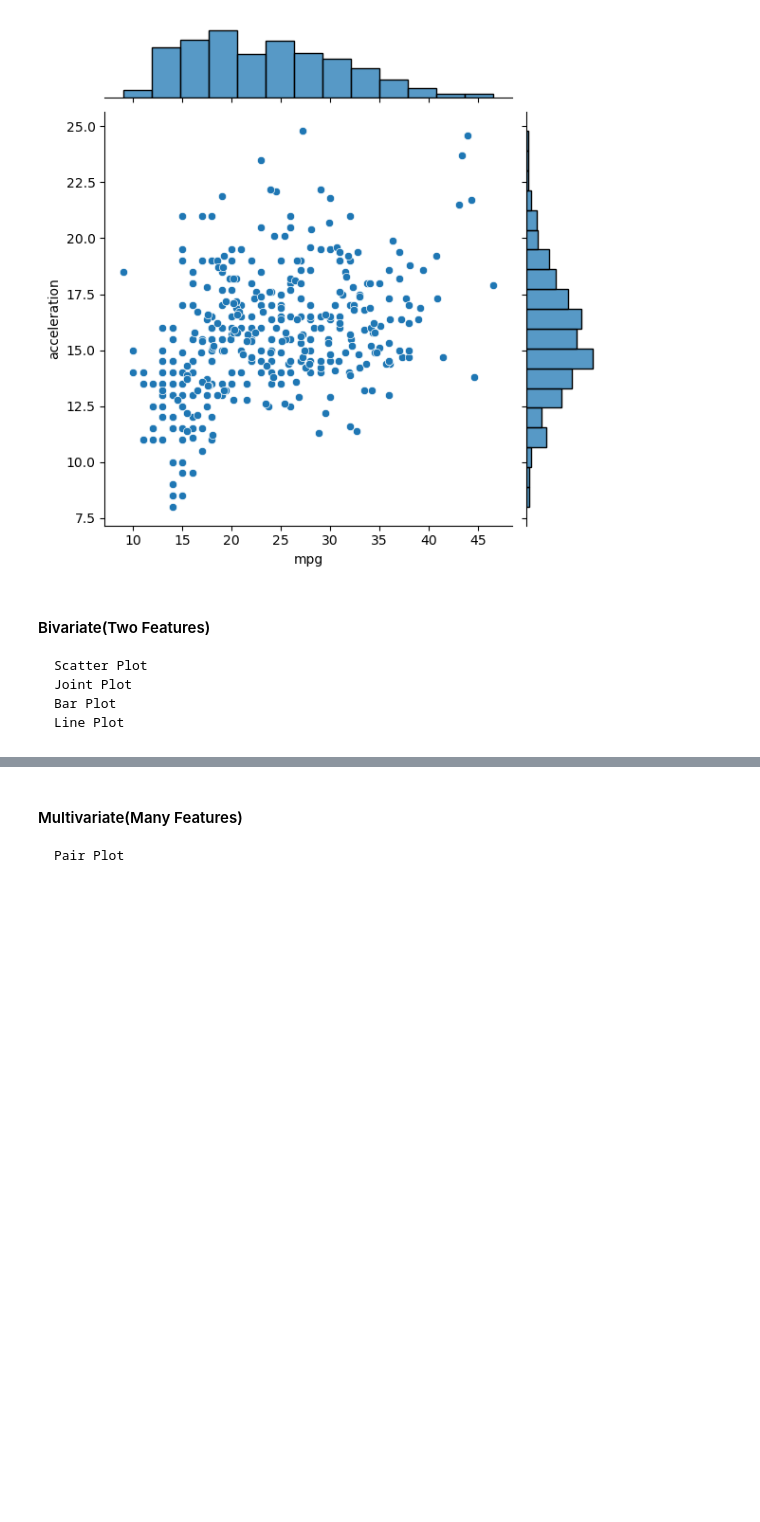
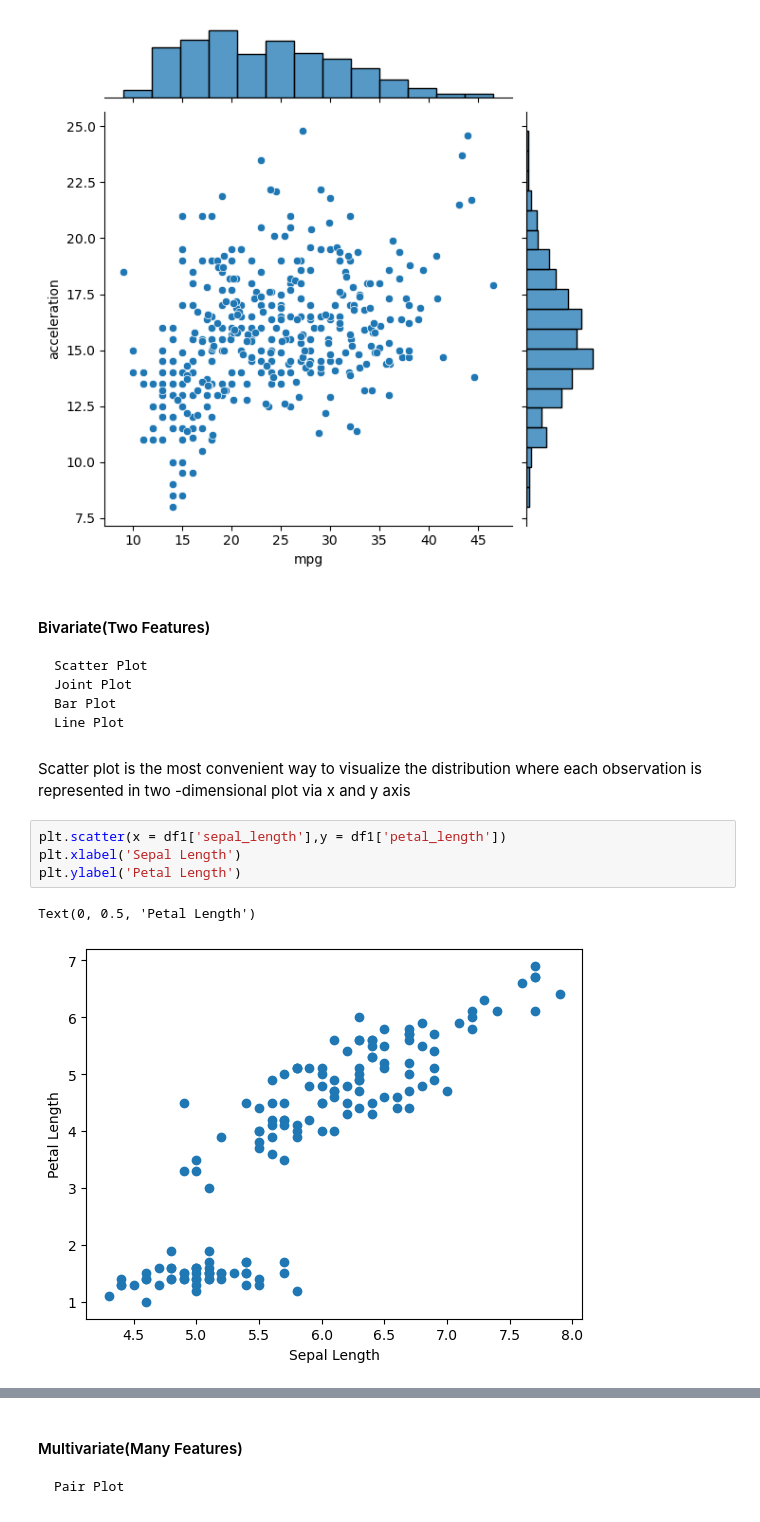
Before and after one commit to madhanl6/Seaborn_viz, a Jupyter notebook: Visualizations.ipynb, the cells around one changed output, grey strips where cells are left out. Drawn from its saved outputs; the diff is of its cells as text; blank space fills up the shorter version.

```diff
--- a/Visualizations.ipynb
+++ b/Visualizations.ipynb
@@ -71,3 +71,12 @@ sns.jointplot(x = "mpg", y = "acceleration",kind = "scatter", data = df3)
     Joint Plot
     Bar Plot
     Line Plot
+# %% [markdown]
+Scatter plot is the most convenient way to visualize the distribution where each observation is represented in two -dimensional plot via x and y axis
+# %%
+plt.scatter(x = df1['sepal_length'],y = df1['petal_length'])
+plt.xlabel('Sepal Length')
+plt.ylabel('Petal Length')
+# %% [output]
+Text(0, 0.5, 'Petal Length')
+[figure, added]
```
Also changed, not shown: parts of 7 cells of this notebook.
